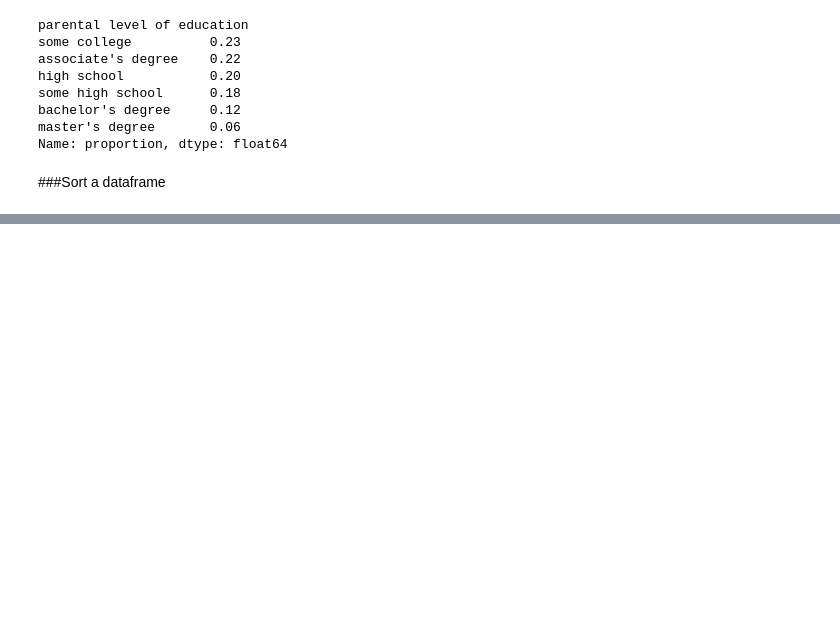
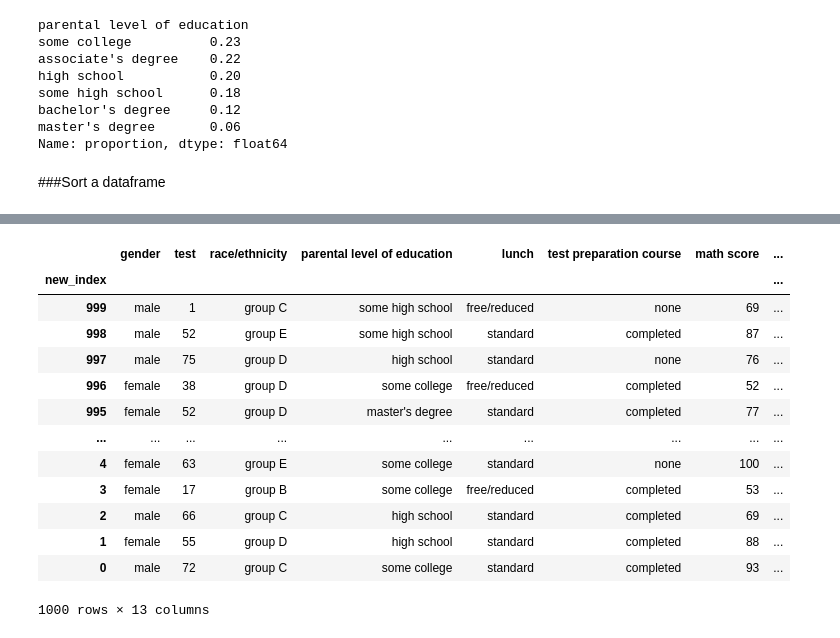
Before and after one commit to leandroclv/python_data_science_ML_bootcamp_udemy, a Jupyter notebook: intro_pandas_numpy/introduction_pandas_numpy.ipynb, the cells around one changed output, grey strips where cells are left out. Drawn from its saved outputs; the diff is of its cells as text; code cells hidden in the pictures; blank space fills up the shorter version.

```diff
--- a/intro_pandas_numpy/introduction_pandas_numpy.ipynb
+++ b/intro_pandas_numpy/introduction_pandas_numpy.ipynb
@@ -555,0 +693,19 @@ Name: proportion, dtype: float64
+# %%
+#sort descending by index
+df_exams.sort_index(ascending=False, inplace=True)
+df_exams
+# %% [output]
+|  | gender | test | race/ethnicity | parental level of education | lunch | test preparation course | math score | ... |
+| new_index |  |  |  |  |  |  |  | ... |
+| 999 | male | 1 | group C | some high school | free/reduced | none | 69 | ... |
+| 998 | male | 52 | group E | some high school | standard | completed | 87 | ... |
+| 997 | male | 75 | group D | high school | standard | none | 76 | ... |
+| 996 | female | 38 | group D | some college | free/reduced | completed | 52 | ... |
+| 995 | female | 52 | group D | master's degree | standard | completed | 77 | ... |
+| ... | ... | ... | ... | ... | ... | ... | ... | ... |
+| 4 | female | 63 | group E | some college | standard | none | 100 | ... |
+| 3 | female | 17 | group B | some college | free/reduced | completed | 53 | ... |
+| 2 | male | 66 | group C | high school | standard | completed | 69 | ... |
+| 1 | female | 55 | group D | high school | standard | completed | 88 | ... |
+| 0 | male | 72 | group C | some college | standard | completed | 93 | ... |
+1000 rows × 13 columns
```
Also changed, not shown: parts of 28 cells of this notebook, 6 other files.
